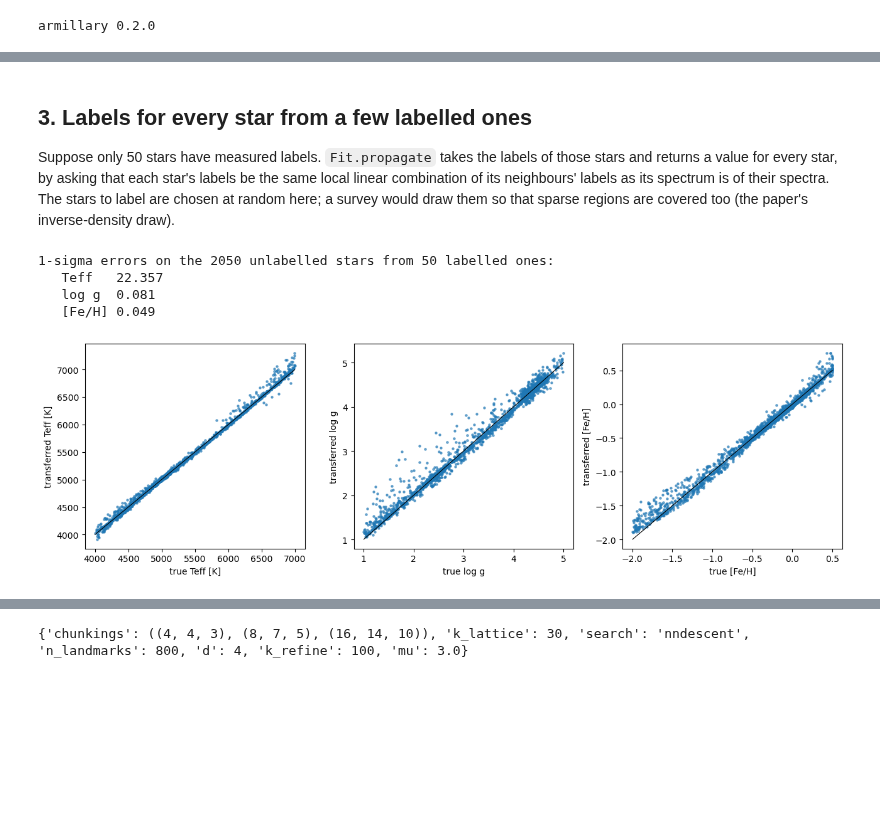
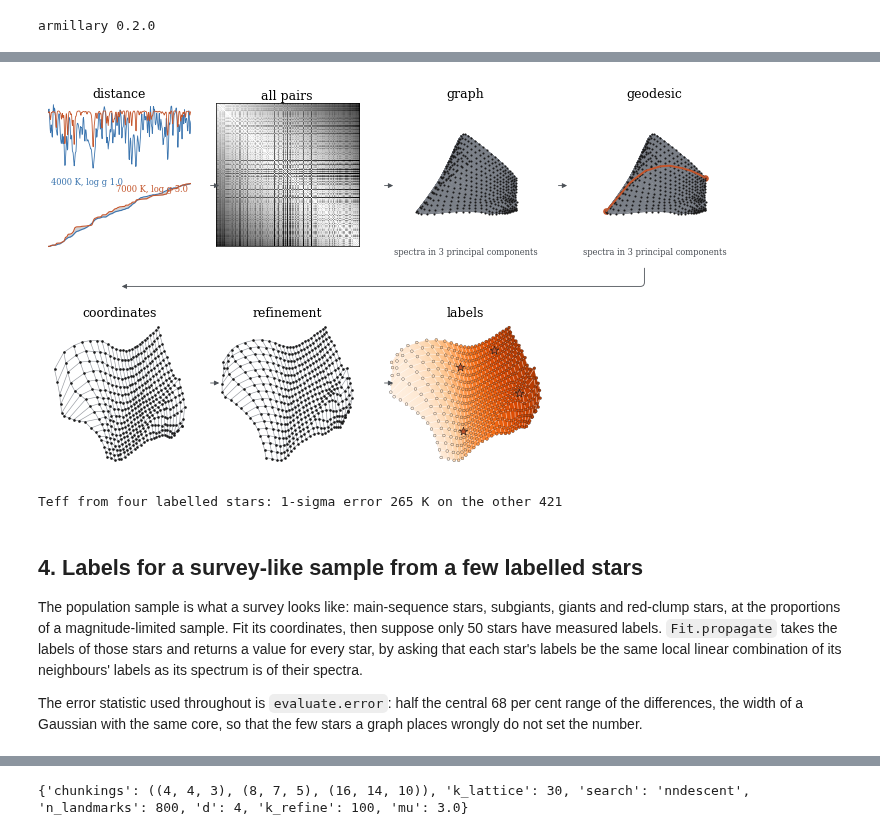
Before and after one commit to tingyuansen/armillary, a Jupyter notebook: armillary_tutorial.ipynb, the cells around one changed output, grey strips where cells are left out. Saved outputs shown, nothing was run; the diff lists cells and outputs as text; code cells hidden in the pictures; blank space fills up the shorter version.

```diff
--- a/armillary_tutorial.ipynb
+++ b/armillary_tutorial.ipynb
@@ -83,25 +90,18 @@ No label entered the calculation, yet each label varies smoothly across the clou
+# %%
+lab_g = labels[grid]; sheet = np.isclose(lab_g[:, 2], 0.0)
+f_sheet = flux[grid][sheet]; L_sheet = lab_g[sheet][:, :2]
+Fs = ar.fit(f_sheet, np.ones(f_sheet.shape, bool), np.zeros(f_sheet.shape[1], int), ar.Config.paper_synthetic(d=2), log=None)
+four = tf.pick_labelled(L_sheet)                                     # four stars spread over the sheet
+teff = Fs.propagate(L_sheet[:, :1], labelled_index=four)[:, 0]        # their Teff carried to the other 421
+fig = tf.schematic(Fs, f_sheet, wl, L_sheet, four, teff, chunk=(1800, 2200)); plt.show()
+others = np.setdiff1d(np.arange(len(teff)), four)
+print(f"Teff from four labelled stars: 1-sigma error {ev.error(teff[others] - L_sheet[others, 0]):.0f} K on the other {len(others)}")
+# %% [output]
+[figure, added]
+Teff from four labelled stars: 1-sigma error 265 K on the other 421
 # %% [markdown]
-## 3. Labels for every star from a few labelled ones
+## 4. Labels for a survey-like sample from a few labelled stars
 
-Suppose only 50 stars have measured labels. `Fit.propagate` takes the labels of those stars and returns a value for every star, by asking that each star's labels be the same local linear combination of its neighbours' labels as its spectrum is of their spectra. The stars to label are chosen at random here; a survey would draw them so that sparse regions are covered too (the paper's inverse-density draw).
+The population sample is what a survey looks like: main-sequence stars, subgiants, giants and red-clump stars, at the proportions of a magnitude-limited sample. Fit its coordinates, then suppose only 50 stars have measured labels. `Fit.propagate` takes the labels of those stars and returns a value for every star, by asking that each star's labels be the same local linear combination of its neighbours' labels as its spectrum is of their spectra.
+
+The error statistic used throughout is `evaluate.error`: half the central 68 per cent range of the differences, the width of a Gaussian with the same core, so that the few stars a graph places wrongly do not set the number.
-# %%
-rng = np.random.default_rng(1)
-labelled = rng.choice(N, 50, replace=False)
-Y = F.propagate(labels, labelled_index=labelled)
-
-held = np.setdiff1d(np.arange(N), labelled)
-err = ev.error(Y[held] - labels[held])      # half the central 68 per cent range of the differences, per label
-print("1-sigma errors on the", len(held), "unlabelled stars from 50 labelled ones:")
-for name, e in zip(["Teff", "log g", "[Fe/H]"], err): print(f"   {name:6s} {e:.3f}")
-
-fig, axes = plt.subplots(1, 3, figsize=(13, 4))
-for ax, j, name in zip(axes, range(3), ["Teff [K]", "log g", "[Fe/H]"]):
-    ax.scatter(labels[held, j], Y[held, j], s=5, alpha=0.6); lo, hi = labels[:, j].min(), labels[:, j].max()
-    ax.plot([lo, hi], [lo, hi], "k-", lw=0.8); ax.set_xlabel("true " + name); ax.set_ylabel("transferred " + name)
-plt.tight_layout(); plt.show()
-# %% [output]
-1-sigma errors on the 2050 unlabelled stars from 50 labelled ones:
-   Teff   22.357
-   log g  0.081
-   [Fe/H] 0.049
-[figure, removed]
```
Also changed, not shown: parts of 19 cells of this notebook, 14 other files.
